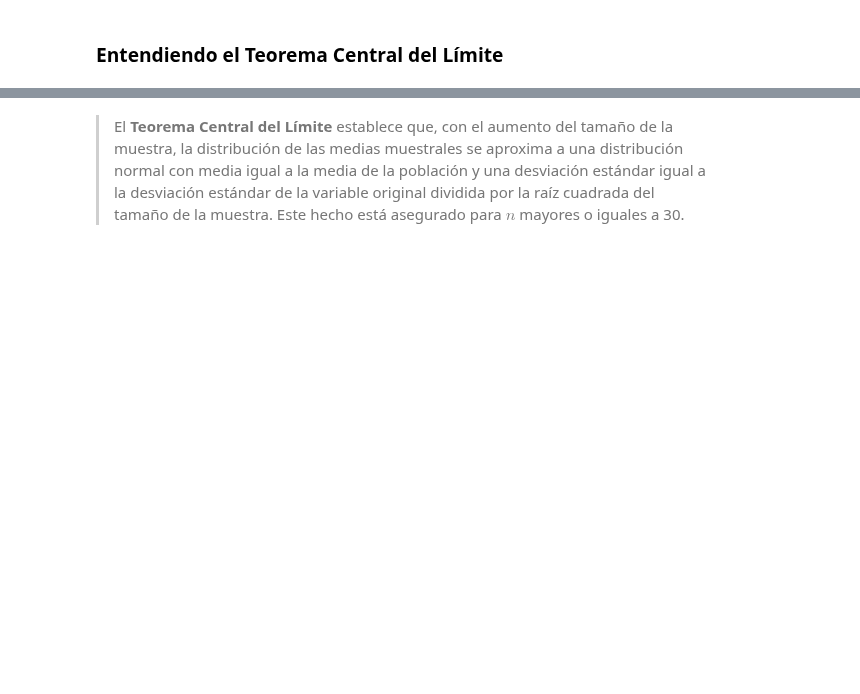
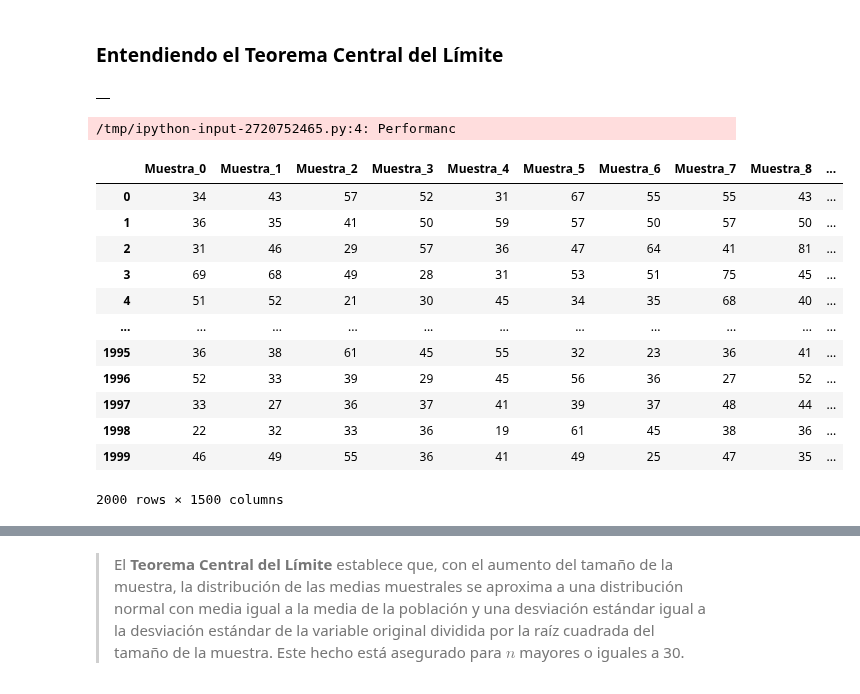
Before and after one commit to julioguzmanc/julioguzmanc-Estadistica-con-Python, a Jupyter notebook: Inicial.ipynb, the cells around one changed output, grey strips where cells are left out. Cells and saved outputs as stored; diff of their text form; code cells hidden in the pictures; blank space fills up the shorter version.

```diff
--- a/Inicial.ipynb
+++ b/Inicial.ipynb
@@ -688,0 +802,27 @@ La desviación estándar de las medias muestrales se conoce como **error estánd
+# %%
+muestras = pd.DataFrame()
+muestras
+# %% [output]
+|  |
+# %%
+for i in range(total_de_muestras):
+  _ = datos.Edad.sample(n)
+  _.index = range(0, len(_))
+  muestras['Muestra_' + str(i)] = _
+
+muestras
+# %% [output]
+/tmp/ipython-input-2720752465.py:4: Performanc
+|  | Muestra_0 | Muestra_1 | Muestra_2 | Muestra_3 | Muestra_4 | Muestra_5 | Muestra_6 | Muestra_7 | Muestra_8 | ... |
+| 0 | 34 | 43 | 57 | 52 | 31 | 67 | 55 | 55 | 43 | ... |
+| 1 | 36 | 35 | 41 | 50 | 59 | 57 | 50 | 57 | 50 | ... |
+| 2 | 31 | 46 | 29 | 57 | 36 | 47 | 64 | 41 | 81 | ... |
+| 3 | 69 | 68 | 49 | 28 | 31 | 53 | 51 | 75 | 45 | ... |
+| 4 | 51 | 52 | 21 | 30 | 45 | 34 | 35 | 68 | 40 | ... |
+| ... | ... | ... | ... | ... | ... | ... | ... | ... | ... | ... |
+| 1995 | 36 | 38 | 61 | 45 | 55 | 32 | 23 | 36 | 41 | ... |
+| 1996 | 52 | 33 | 39 | 29 | 45 | 56 | 36 | 27 | 52 | ... |
+| 1997 | 33 | 27 | 36 | 37 | 41 | 39 | 37 | 48 | 44 | ... |
+| 1998 | 22 | 32 | 33 | 36 | 19 | 61 | 45 | 38 | 36 | ... |
+| 1999 | 46 | 49 | 55 | 36 | 41 | 49 | 25 | 47 | 35 | ... |
+2000 rows × 1500 columns
```
Also changed, not shown: parts of 83 cells of this notebook.
